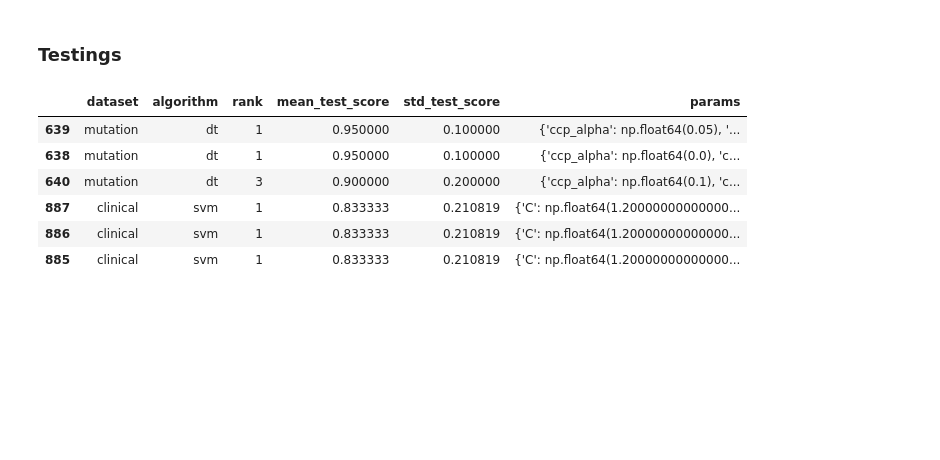
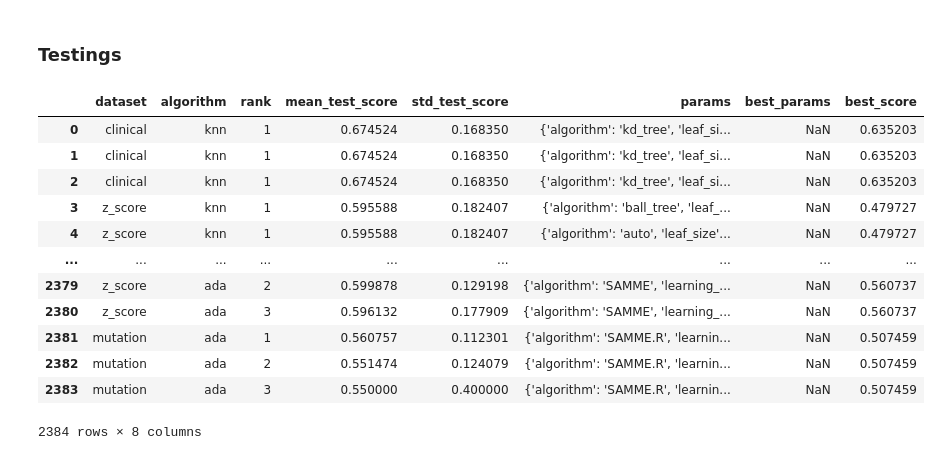
Before and after one commit to diegfernv/breast-cancer-classification, a Jupyter notebook: 7-optimization.ipynb, the cells around one changed output. Saved outputs shown, nothing was run; the diff lists cells and outputs as text; code cells hidden in the pictures; blank space fills up the shorter version.

```diff
--- a/7-optimization.ipynb
+++ b/7-optimization.ipynb
@@ -351,14 +364,20 @@ NameError: name 'make_scorer' is not defined
 # %% [markdown]
 ### Testings
 # %%
-halving_search_results = pd.read_csv('step_07/halving_search_results.csv')
+halving_search_results = pd.read_csv('step_07/halving_search_results_f1.csv')
 halving_search_results
 # %% [output]
-|  | dataset | algorithm | rank | mean_test_score | std_test_score | params |
-| 639 | mutation | dt | 1 | 0.950000 | 0.100000 | {'ccp_alpha': np.float64(0.05), '... |
-| 638 | mutation | dt | 1 | 0.950000 | 0.100000 | {'ccp_alpha': np.float64(0.0), 'c... |
-| 640 | mutation | dt | 3 | 0.900000 | 0.200000 | {'ccp_alpha': np.float64(0.1), 'c... |
-| 887 | clinical | svm | 1 | 0.833333 | 0.210819 | {'C': np.float64(1.20000000000000... |
-| 886 | clinical | svm | 1 | 0.833333 | 0.210819 | {'C': np.float64(1.20000000000000... |
-| 885 | clinical | svm | 1 | 0.833333 | 0.210819 | {'C': np.float64(1.20000000000000... |
+|  | dataset | algorithm | rank | mean_test_score | std_test_score | params | best_params | best_score |
+| 0 | clinical | knn | 1 | 0.674524 | 0.168350 | {'algorithm': 'kd_tree', 'leaf_si... | NaN | 0.635203 |
+| 1 | clinical | knn | 1 | 0.674524 | 0.168350 | {'algorithm': 'kd_tree', 'leaf_si... | NaN | 0.635203 |
+| 2 | clinical | knn | 1 | 0.674524 | 0.168350 | {'algorithm': 'kd_tree', 'leaf_si... | NaN | 0.635203 |
+| 3 | z_score | knn | 1 | 0.595588 | 0.182407 | {'algorithm': 'ball_tree', 'leaf_... | NaN | 0.479727 |
+| 4 | z_score | knn | 1 | 0.595588 | 0.182407 | {'algorithm': 'auto', 'leaf_size'... | NaN | 0.479727 |
+| ... | ... | ... | ... | ... | ... | ... | ... | ... |
+| 2379 | z_score | ada | 2 | 0.599878 | 0.129198 | {'algorithm': 'SAMME', 'learning_... | NaN | 0.560737 |
+| 2380 | z_score | ada | 3 | 0.596132 | 0.177909 | {'algorithm': 'SAMME', 'learning_... | NaN | 0.560737 |
+| 2381 | mutation | ada | 1 | 0.560757 | 0.112301 | {'algorithm': 'SAMME.R', 'learnin... | NaN | 0.507459 |
+| 2382 | mutation | ada | 2 | 0.551474 | 0.124079 | {'algorithm': 'SAMME.R', 'learnin... | NaN | 0.507459 |
+| 2383 | mutation | ada | 3 | 0.550000 | 0.400000 | {'algorithm': 'SAMME.R', 'learnin... | NaN | 0.507459 |
+2384 rows × 8 columns
 # %%
```
Also changed, not shown: parts of 9 cells of this notebook, 1 other file.
